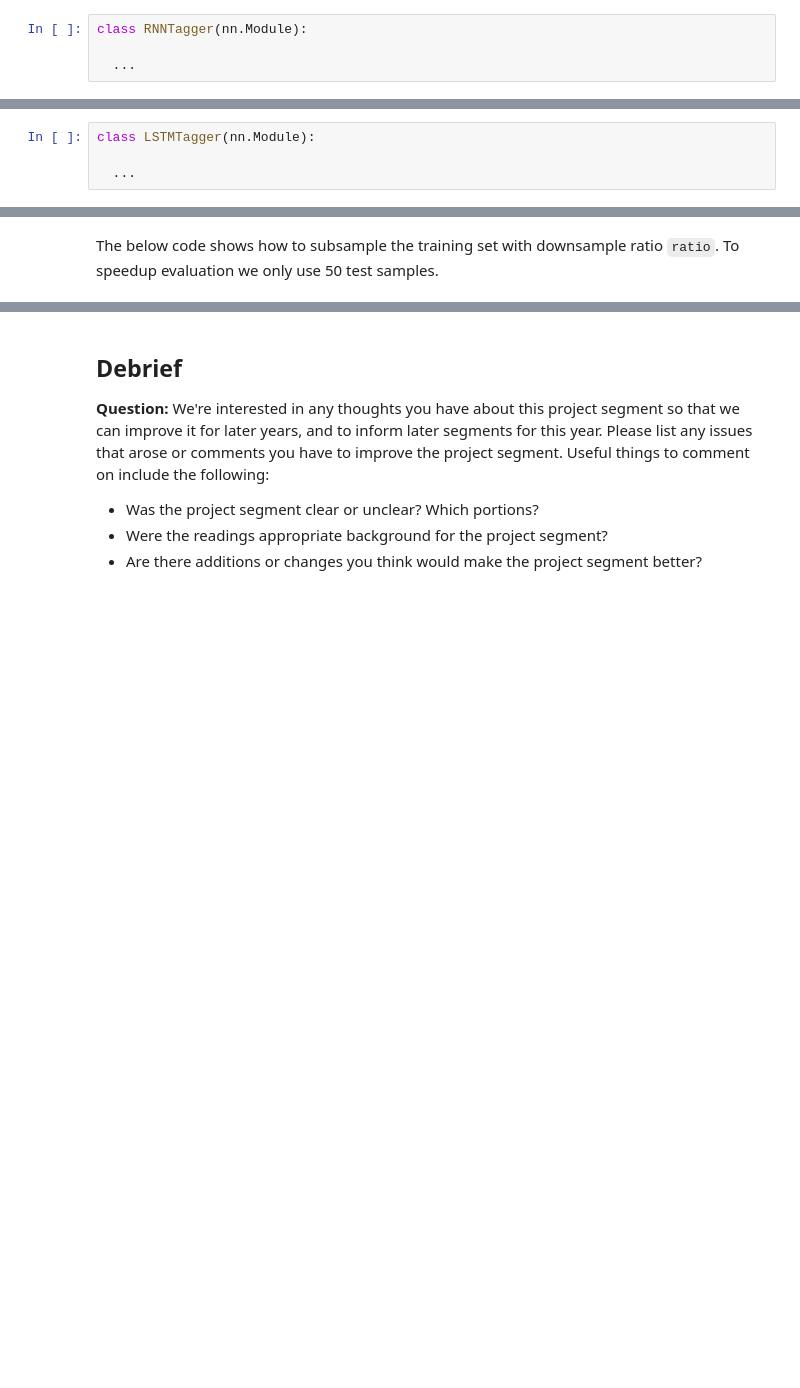
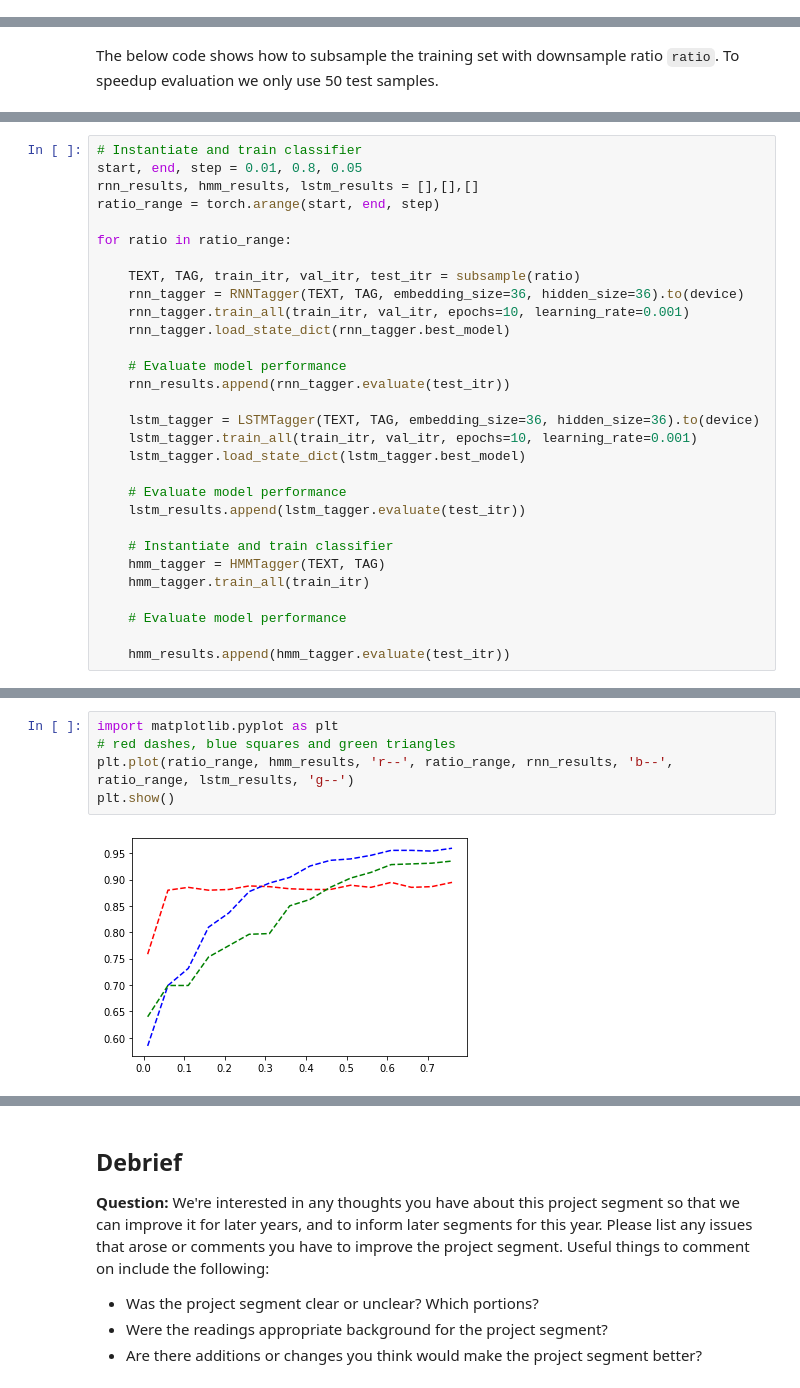
Before and after one commit to ilyak93/NLP, a Jupyter notebook: project2/project2_sequence.ipynb, the cells around one changed output, grey strips where cells are left out. Drawn from its saved outputs; the diff is of its cells as text; blank space fills up the shorter version.

```diff
--- a/project2/project2_sequence.ipynb
+++ b/project2/project2_sequence.ipynb
@@ -449,7 +562,3 @@ Implement a method to predict the tag sequence associated with a sequence of wor
 
 1. `predict(self, text_batch)`: Returns the batched predicted tag sequences associated with a batch of sentences.
 2. `def evaluate(self, iterator)`: Returns the accuracy of the trained tagger on a dataset provided by `iterator`.
-# %%
-class RNNTagger(nn.Module):
-
-  ...
@@ -473,7 +703,3 @@ Did your RNN perform better than HMM? How much better was it? Was that expected?
 RNNs tend to exhibit the [vanishing gradient problem](https://en.wikipedia.org/wiki/Vanishing_gradient_problem). To remedy this, the Long-Short Term Memory (LSTM) model was introduced. In PyTorch, we can simply use [`nn.LSTM`](https://pytorch.org/docs/stable/generated/torch.nn.LSTM.html).
 
 In this section, you'll implement an LSTM model for slot filling. If you've got the RNN model well implemented, this should be extremely straightforward. Just copy and paste your solution, change the call to `nn.RNN` to a call to `nn.LSTM`, and make any other minor adjustments that are necessary. In particular, LSTMs have _two_ recurrent bits, `h` and `c`. You'll thus need to initialize both of these when performing forward computations.
-# %%
-class LSTMTagger(nn.Module):
-
-  ...
@@ -530,0 +878,30 @@ _Type your answer here, replacing this text._
+# %%
+# Instantiate and train classifier
+start, end, step = 0.01, 0.8, 0.05
+rnn_results, hmm_results, lstm_results = [],[],[]
+ratio_range = torch.arange(start, end, step)
+
+for ratio in ratio_range:
+
+    TEXT, TAG, train_itr, val_itr, test_itr = subsample(ratio)
+    rnn_tagger = RNNTagger(TEXT, TAG, embedding_size=36, hidden_size=36).to(device)
+    rnn_tagger.train_all(train_itr, val_itr, epochs=10, learning_rate=0.001)
+    rnn_tagger.load_state_dict(rnn_tagger.best_model)
+
+    # Evaluate model performance
+    rnn_results.append(rnn_tagger.evaluate(test_itr))
+
+    lstm_tagger = LSTMTagger(TEXT, TAG, embedding_size=36, hidden_size=36).to(device)
+    lstm_tagger.train_all(train_itr, val_itr, epochs=10, learning_rate=0.001)
+    lstm_tagger.load_state_dict(lstm_tagger.best_model)
+
+    # Evaluate model performance
+    lstm_results.append(lstm_tagger.evaluate(test_itr))
+
+    # Instantiate and train classifier
+    hmm_tagger = HMMTagger(TEXT, TAG)
+    hmm_tagger.train_all(train_itr)
+
+    # Evaluate model performance
+
+    hmm_results.append(hmm_tagger.evaluate(test_itr))
@@ -530,0 +922,7 @@ _Type your answer here, replacing this text._
+# %%
+import matplotlib.pyplot as plt
+# red dashes, blue squares and green triangles
+plt.plot(ratio_range, hmm_results, 'r--', ratio_range, rnn_results, 'b--', ratio_range, lstm_results, 'g--')
+plt.show()
+# %% [output]
+[figure, added]
```
Also changed, not shown: parts of 26 cells of this notebook.
